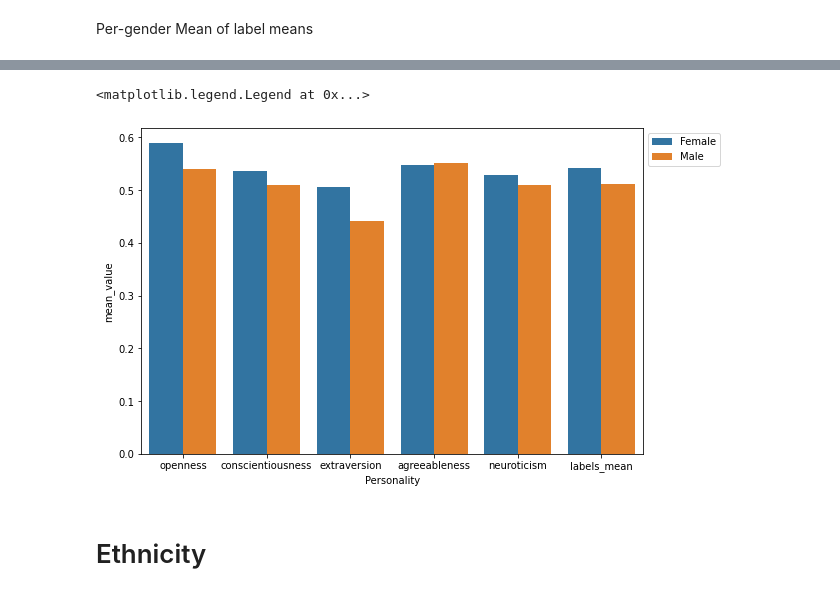
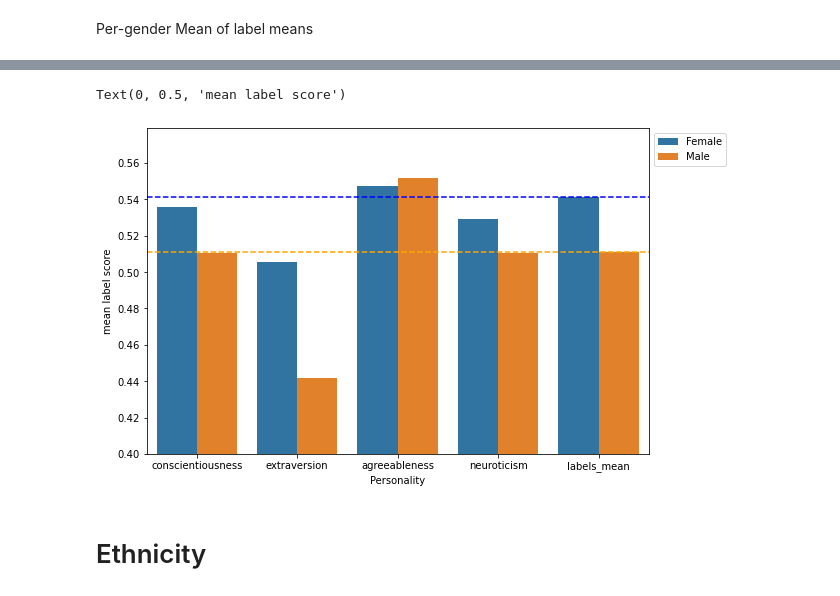
Before and after one commit to germanbarchi/OCEAN-TRUST, a Jupyter notebook: notebooks/ethnicity_&_gender_analysis.ipynb, the cells around one changed output, grey strips where cells are left out. Drawn from its saved outputs; the diff is of its cells as text; code cells hidden in the pictures.

```diff
--- a/notebooks/ethnicity_&_gender_analysis.ipynb
+++ b/notebooks/ethnicity_&_gender_analysis.ipynb
@@ -74,10 +82,13 @@ plot_data=plot_data.rename(columns={'variable':'Personality','value':'mean_value
 # %%
 plt.figure(figsize=(9, 6))
-sns.barplot(plot_data,x='Personality',y='mean_value',hue='gender_tag')
+plt.axhline(plot_data[(plot_data['gender_tag']=='Female') & (plot_data['Personality']=='labels_mean')]['mean_value'].values[0], ls='--',color='blue')
+plt.axhline(plot_data[(plot_data['gender_tag']=='Male') & (plot_data['Personality']=='labels_mean')]['mean_value'].values[0], ls='--',color='orange')
+sns.barplot(plot_data[plot_data['Personality']!='openness'],x='Personality',y='mean_value',hue='gender_tag').set_ylim([0.4,None])
 plt.legend(bbox_to_anchor=(1, 1), loc=2)
+plt.ylabel('mean label score')
 # %% [output]
-<matplotlib.legend.Legend at 0x...>
+Text(0, 0.5, 'mean label score')
-[figure, old version]
+[figure, new version]
 # %% [markdown]
 # Ethnicity
 # %%
```
Also changed, not shown: parts of 4 cells of this notebook, 29 other files.
